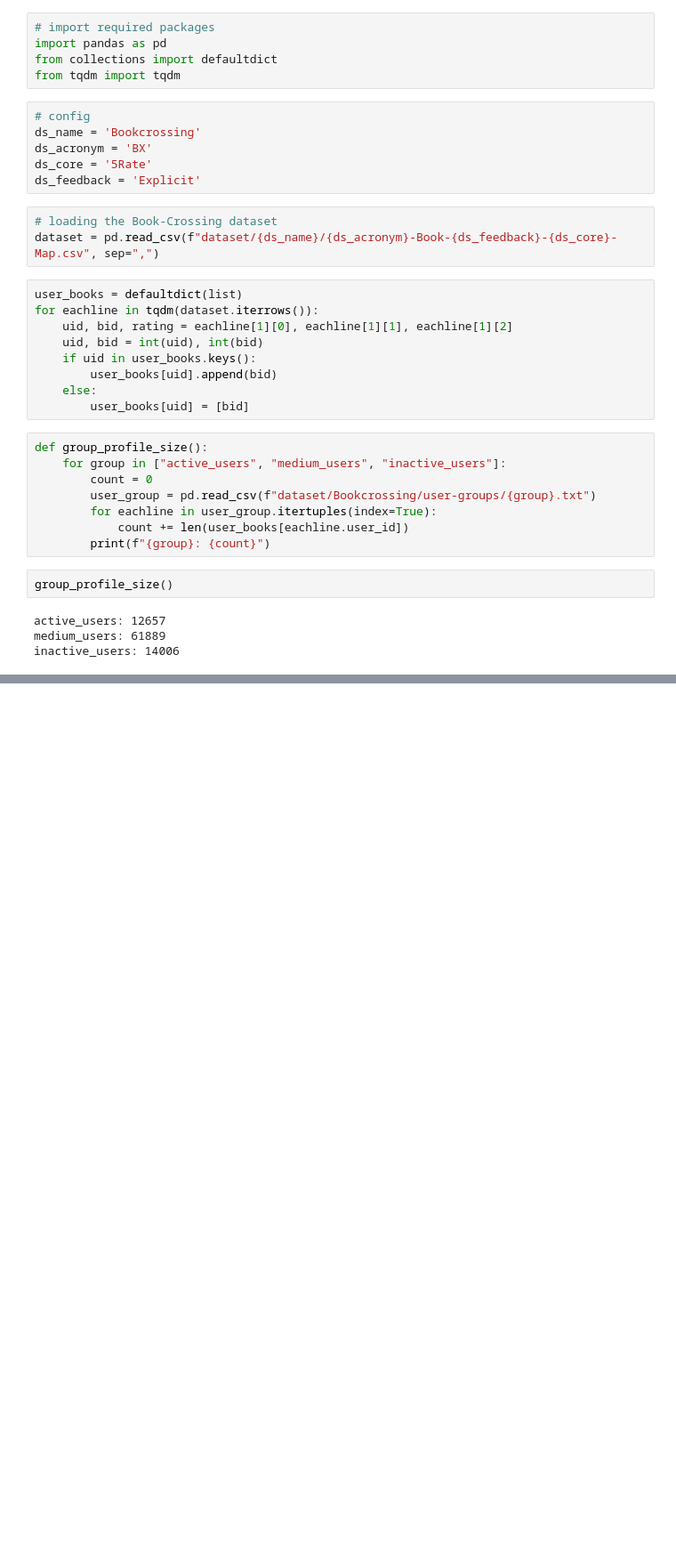
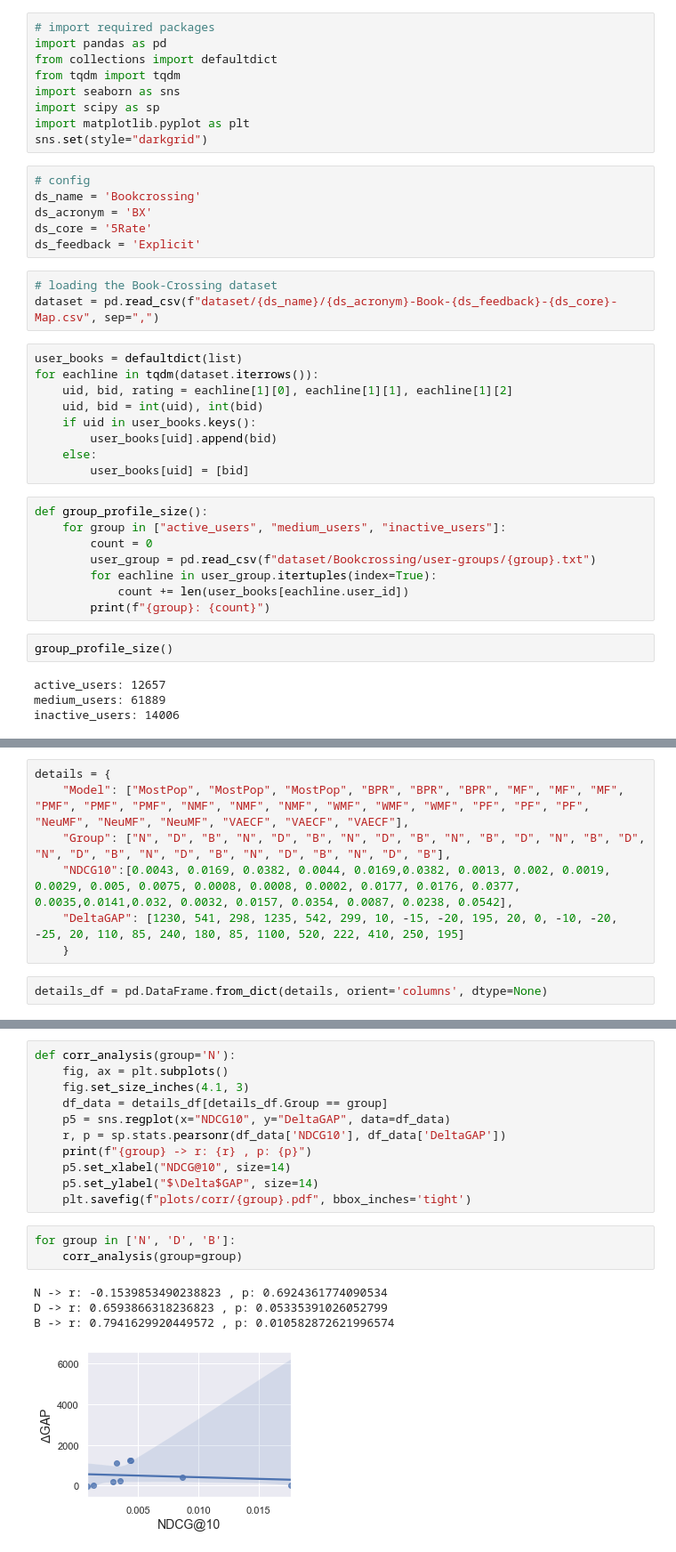
Before and after one commit to rahmanidashti/FairBook, a Jupyter notebook: analysis.ipynb, the cells around one changed output, grey strips where cells are left out. Shown: that part at 89% size. Saved outputs shown, nothing was run; the diff lists cells and outputs as text; blank space fills up the shorter version.

Commit message:
Adding the corr

```diff
--- a/analysis.ipynb
+++ b/analysis.ipynb
@@ -3,6 +3,10 @@
 import pandas as pd
 from collections import defaultdict
 from tqdm import tqdm
+import seaborn as sns
+import scipy as sp
+import matplotlib.pyplot as plt
+sns.set(style="darkgrid")
 # %%
 # config
 ds_name = 'Bookcrossing'
@@ -37,0 +45,9 @@ inactive_users: 14006
+# %%
+details = {
+    "Model": ["MostPop", "MostPop", "MostPop", "BPR", "BPR", "BPR", "MF", "MF", "MF", "PMF", "PMF", "PMF", "NMF", "NMF", "NMF", "WMF", "WMF", "WMF", "PF", "PF", "PF", "NeuMF", "NeuMF", "NeuMF", "VAECF", "VAECF", "VAECF"],
+    "Group": ["N", "D", "B", "N", "D", "B", "N", "D", "B", "N", "B", "D", "N", "B", "D", "N", "D", "B", "N", "D", "B", "N", "D", "B", "N", "D", "B"],
+    "NDCG10":[0.0043, 0.0169, 0.0382, 0.0044, 0.0169,0.0382, 0.0013, 0.002, 0.0019, 0.0029, 0.005, 0.0075, 0.0008, 0.0008, 0.0002, 0.0177, 0.0176, 0.0377, 0.0035,0.0141,0.032, 0.0032, 0.0157, 0.0354, 0.0087, 0.0238, 0.0542],
+    "DeltaGAP": [1230, 541, 298, 1235, 542, 299, 10, -15, -20, 195, 20, 0, -10, -20, -25, 20, 110, 85, 240, 180, 85, 1100, 520, 222, 410, 250, 195]
+    }
+# %%
+details_df = pd.DataFrame.from_dict(details, orient='columns', dtype=None)
@@ -37,0 +63,19 @@ inactive_users: 14006
+# %%
+def corr_analysis(group='N'):
+    fig, ax = plt.subplots()
+    fig.set_size_inches(4.1, 3)
+    df_data = details_df[details_df.Group == group]
+    p5 = sns.regplot(x="NDCG10", y="DeltaGAP", data=df_data)
+    r, p = sp.stats.pearsonr(df_data['NDCG10'], df_data['DeltaGAP'])
+    print(f"{group} -> r: {r} , p: {p}")
+    p5.set_xlabel("NDCG@10", size=14)
+    p5.set_ylabel("$\Delta$GAP", size=14)
+    plt.savefig(f"plots/corr/{group}.pdf", bbox_inches='tight')
+# %%
+for group in ['N', 'D', 'B']:
+    corr_analysis(group=group)
+# %% [output]
+N -> r: -0.1539853490238823 , p: 0.6924361774090534
+D -> r: 0.6593866318236823 , p: 0.05335391026052799
+B -> r: 0.7941629920449572 , p: 0.010582872621996574
+[figure, added]
```
Also changed, not shown: parts of 3 cells of this notebook, 4 other files.
